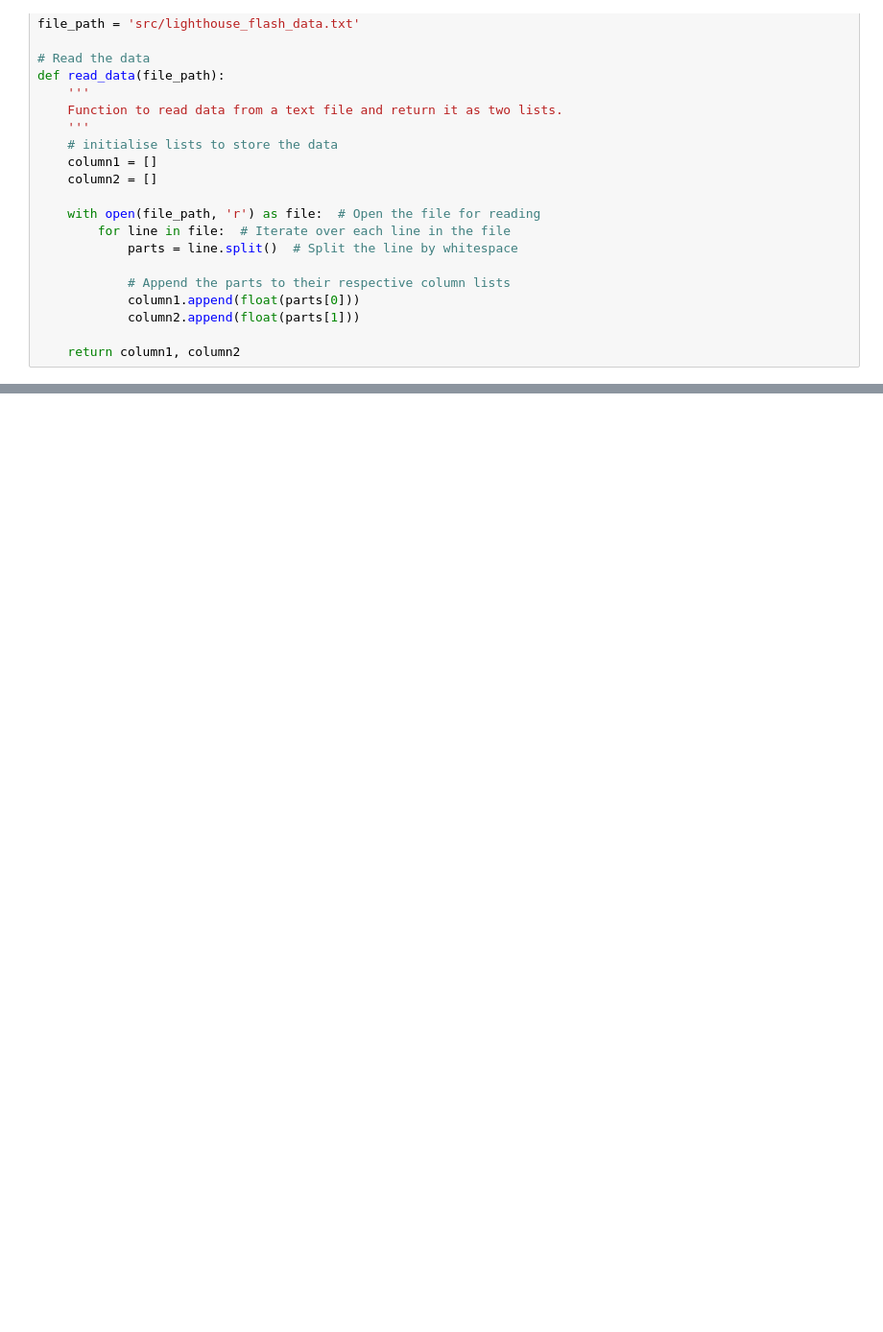
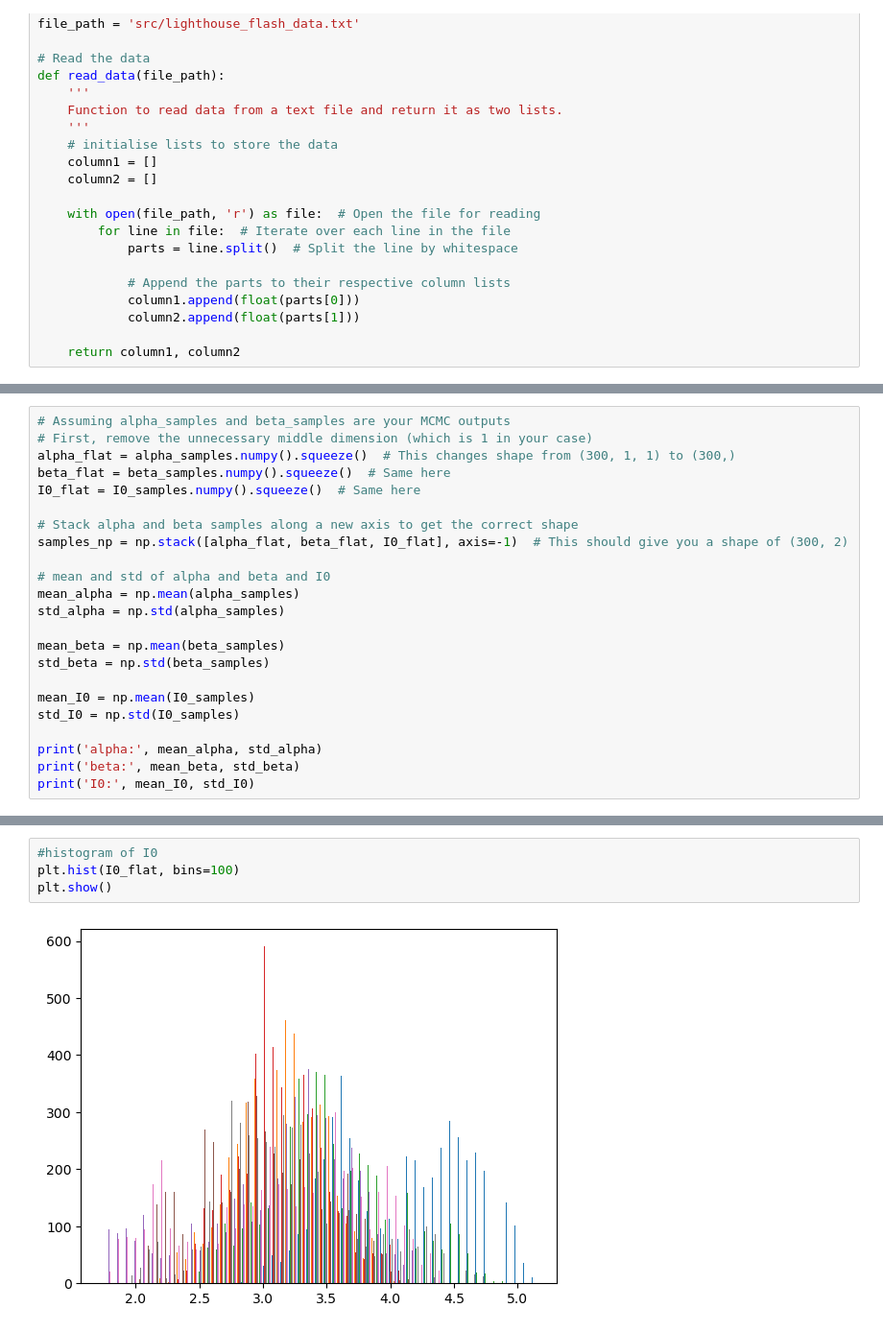
Before and after one commit to MaxTalberg/The-Lighthouse-Problem, a Jupyter notebook: CW.ipynb, the cells around one changed output, grey strips where cells are left out. Shown at 96% size. Drawn from its saved outputs; the diff is of its cells as text; blank space fills up the shorter version.

```diff
--- a/CW.ipynb
+++ b/CW.ipynb
@@ -230,0 +332,23 @@ R-hat diagnostic (per latent variable): [array([1.0014493], dtype=float32), arra
+# %%
+# Assuming alpha_samples and beta_samples are your MCMC outputs
+# First, remove the unnecessary middle dimension (which is 1 in your case)
+alpha_flat = alpha_samples.numpy().squeeze()  # This changes shape from (300, 1, 1) to (300,)
+beta_flat = beta_samples.numpy().squeeze()  # Same here
+I0_flat = I0_samples.numpy().squeeze()  # Same here
+
+# Stack alpha and beta samples along a new axis to get the correct shape
+samples_np = np.stack([alpha_flat, beta_flat, I0_flat], axis=-1)  # This should give you a shape of (300, 2)
+
+# mean and std of alpha and beta and I0
+mean_alpha = np.mean(alpha_samples)
+std_alpha = np.std(alpha_samples)
+
+mean_beta = np.mean(beta_samples)
+std_beta = np.std(beta_samples)
+
+mean_I0 = np.mean(I0_samples)
+std_I0 = np.std(I0_samples)
+
+print('alpha:', mean_alpha, std_alpha)
+print('beta:', mean_beta, std_beta)
+print('I0:', mean_I0, std_I0)
@@ -230,0 +372,6 @@ R-hat diagnostic (per latent variable): [array([1.0014493], dtype=float32), arra
+# %%
+#histogram of I0
+plt.hist(I0_flat, bins=100)
+plt.show()
+# %% [output]
+[figure, added]
```
Also changed, not shown: parts of 21 cells of this notebook.
